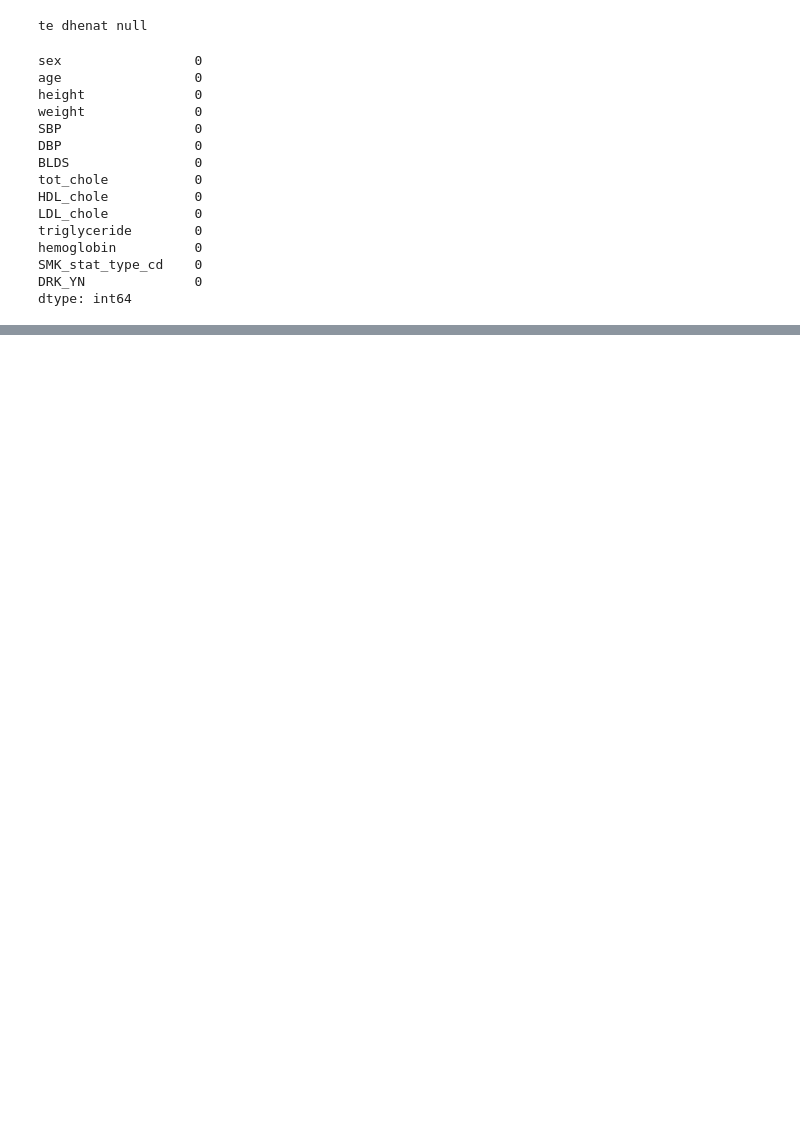
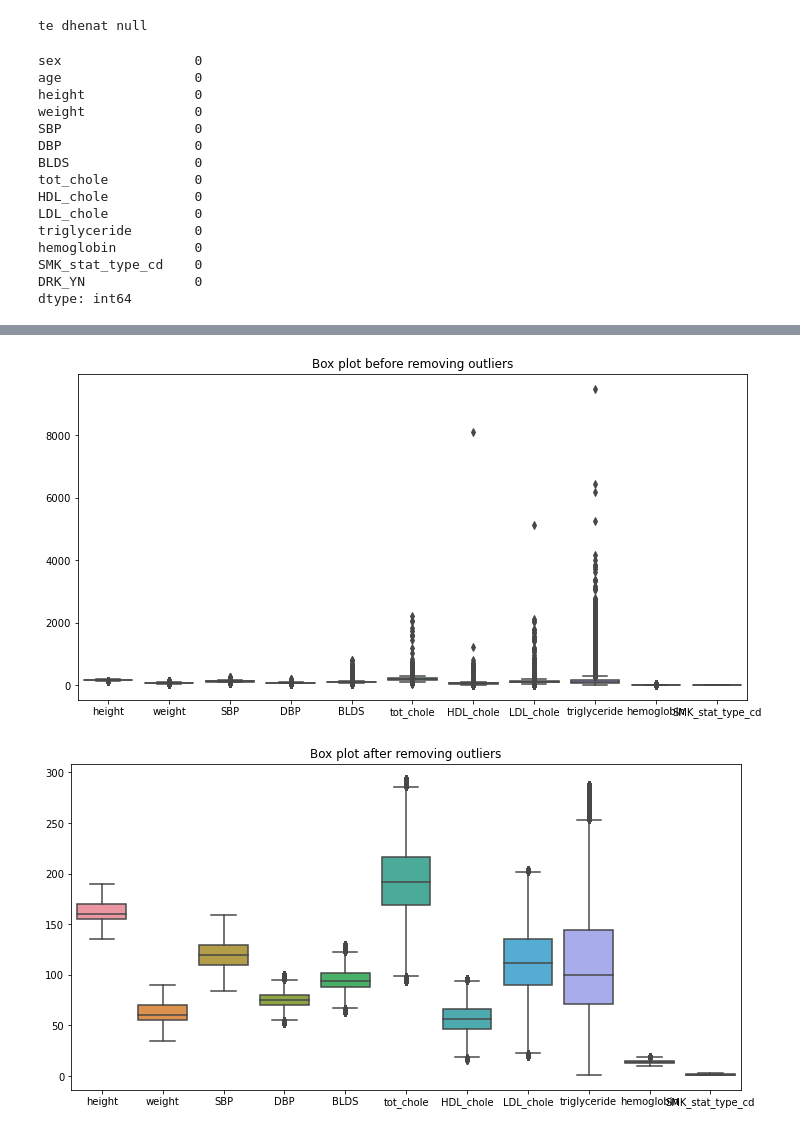
Before and after one commit to guximselmani/Paraprocesimi-i-te-dhenave, a Jupyter notebook: paraprocesimi.ipynb, the cells around one changed output, grey strips where cells are left out. Cells and saved outputs as stored; diff of their text form; code cells hidden in the pictures; blank space fills up the shorter version.

```diff
--- a/paraprocesimi.ipynb
+++ b/paraprocesimi.ipynb
@@ -334,0 +473,16 @@ df_onehot
+# %%
+
+# Before removing outliers
+plt.figure(figsize=(12, 6))
+sns.boxplot(data=df_onehot[numeric_columns])
+plt.title("Box plot before removing outliers")
+plt.show()
+
+# After removing outliers
+plt.figure(figsize=(12, 6))
+sns.boxplot(data=df_cleaned[numeric_columns])
+plt.title("Box plot after removing outliers")
+plt.show()
+# %% [output]
+[figure, added]
+[figure, added]
```
Also changed, not shown: parts of 32 cells of this notebook.
